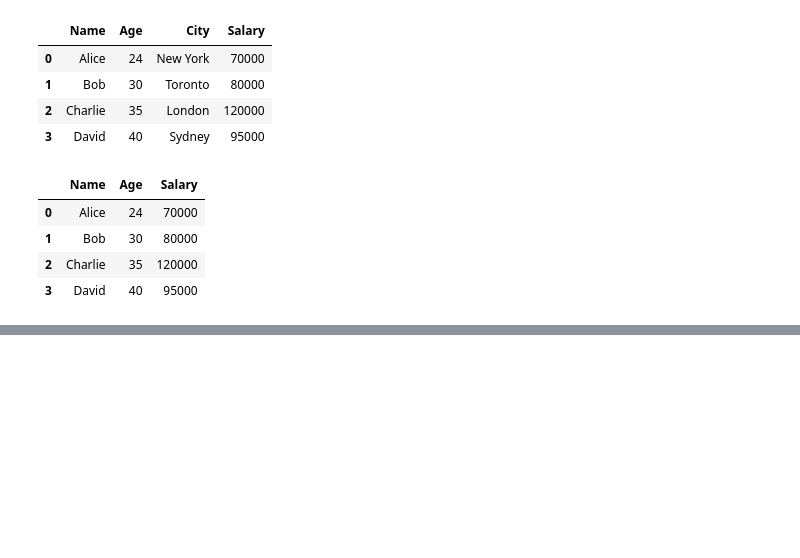
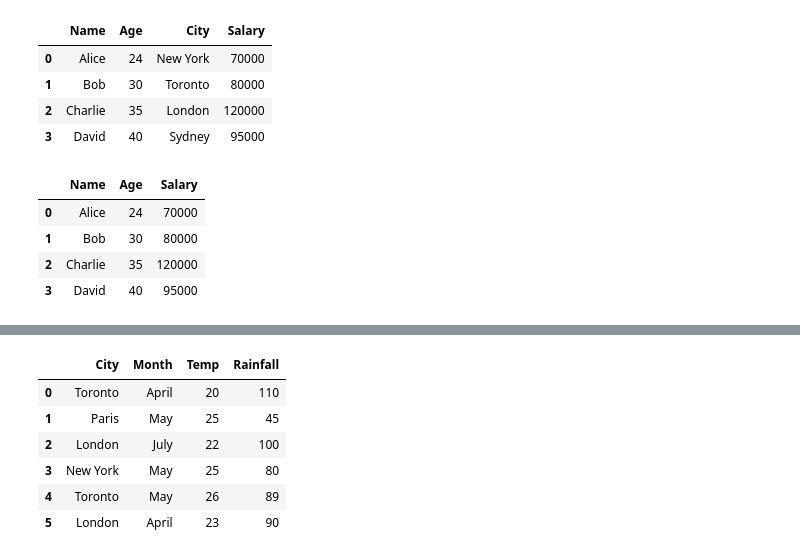
Before and after one commit to BikeshPrajapati/AI-and-ML-Assignment, a Jupyter notebook: PythonProject/Python _Pratices/Python_Pandas_Practices.ipynb, the cells around one changed output, grey strips where cells are left out. Drawn from its saved outputs; the diff is of its cells as text; code cells hidden in the pictures; blank space fills up the shorter version.

```diff
--- a/PythonProject/Python _Pratices/Python_Pandas_Practices.ipynb
+++ b/PythonProject/Python _Pratices/Python_Pandas_Practices.ipynb
@@ -470,0 +535,21 @@ df
+# %%
+#q3
+
+data = {
+    "City":["Toronto","Paris","London","New York","Toronto","London"],
+    "Month":["April","May","July","May","May","April"],
+    "Temp":[20,25,22,25,26,23],
+    "Rainfall":[110,45,100,80,89,90]
+}
+
+df_city = pd.DataFrame(data)
+# %%
+df_city
+# %% [output]
+|  | City | Month | Temp | Rainfall |
+| 0 | Toronto | April | 20 | 110 |
+| 1 | Paris | May | 25 | 45 |
+| 2 | London | July | 22 | 100 |
+| 3 | New York | May | 25 | 80 |
+| 4 | Toronto | May | 26 | 89 |
+| 5 | London | April | 23 | 90 |
```
Also changed, not shown: parts of 25 cells of this notebook, 7 other files.
